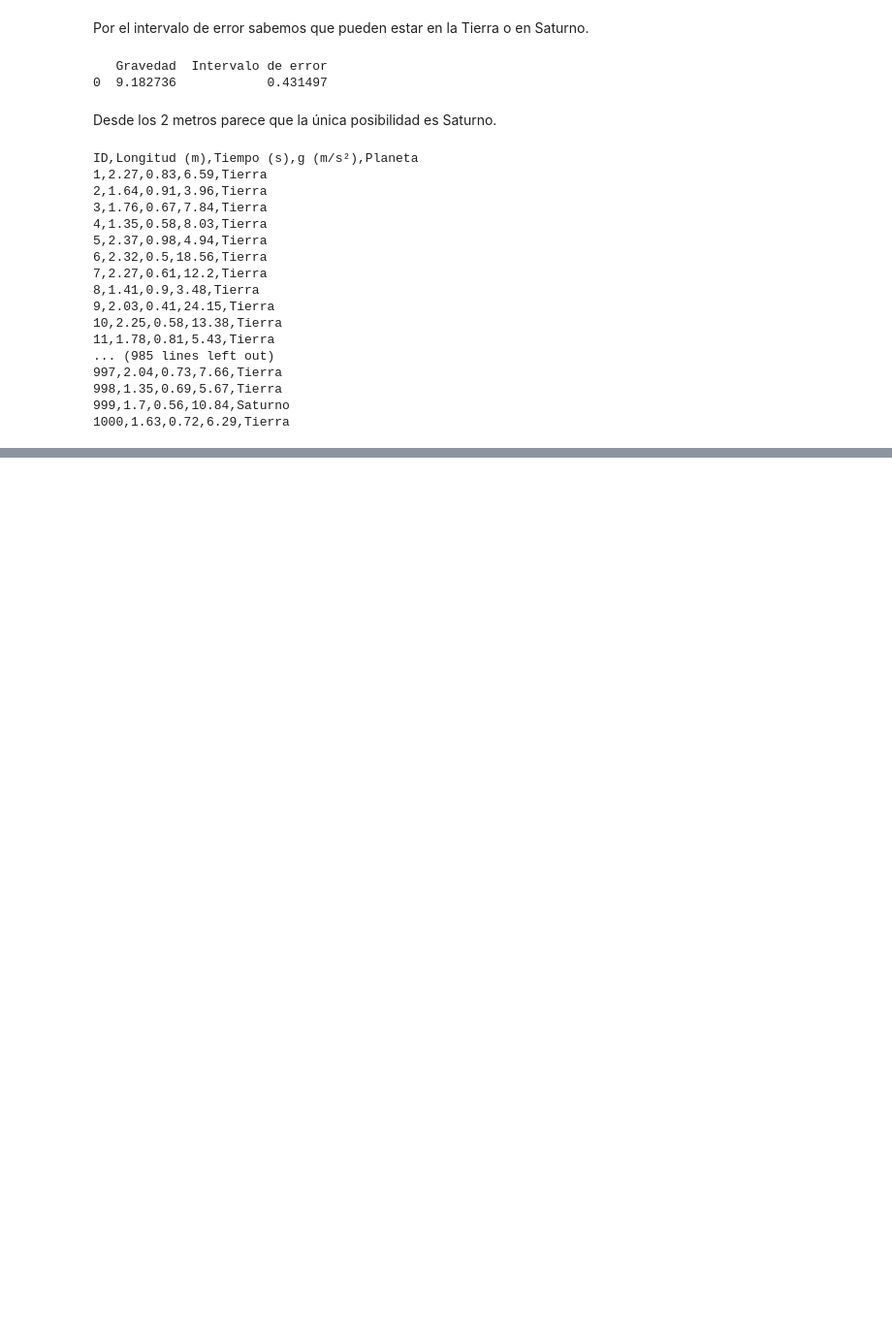
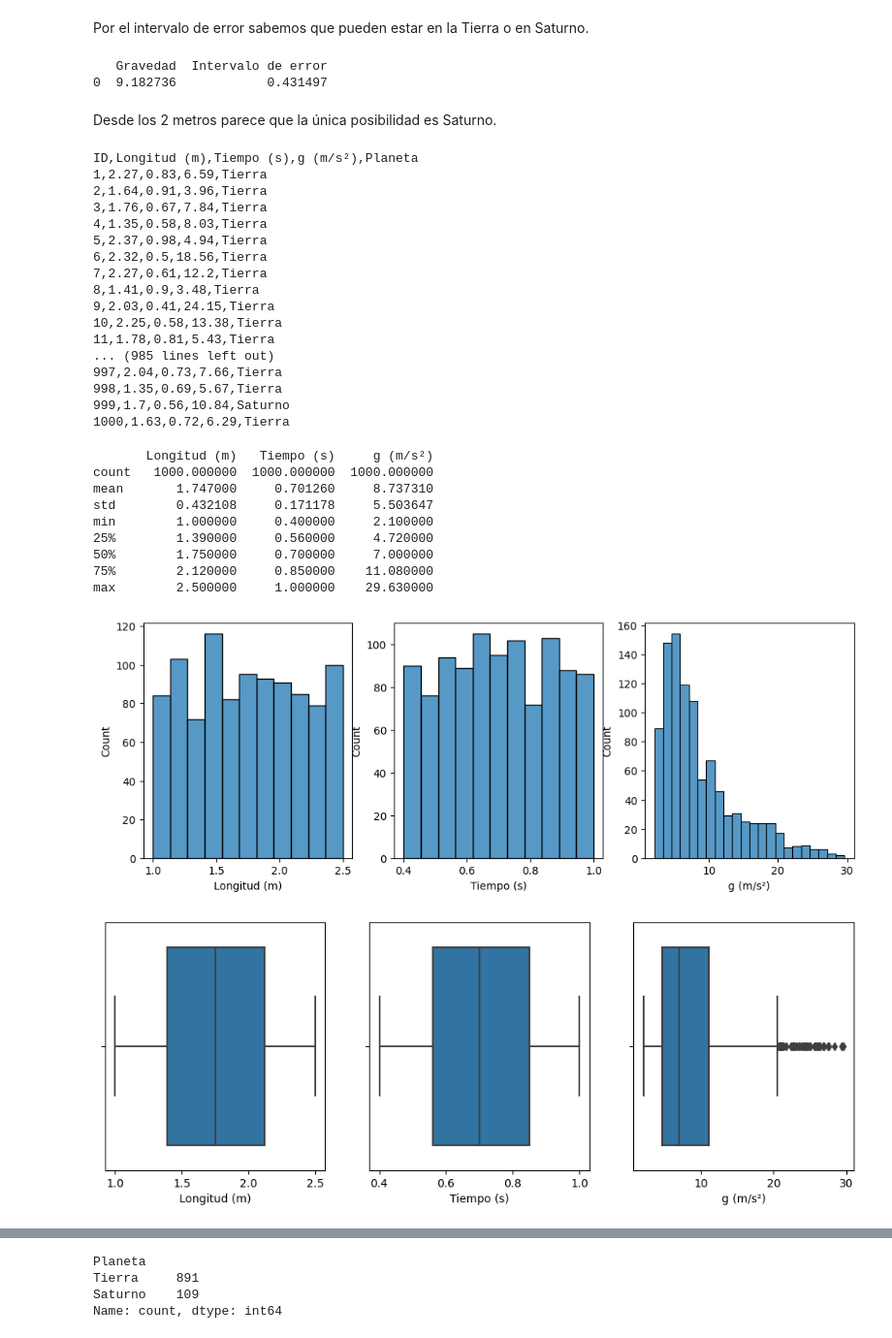
Before and after one commit to Jacobo24/Perdidos_en_el_espacio, a Jupyter notebook: Perdidos.ipynb, the cells around one changed output, grey strips where cells are left out. Shown: that part at 97% size. Saved outputs shown, nothing was run; the diff lists cells and outputs as text; code cells hidden in the pictures; blank space fills up the shorter version.

```diff
--- a/Perdidos.ipynb
+++ b/Perdidos.ipynb
@@ -100,3 +100,46 @@ ID,Longitud (m),Tiempo (s),g (m/s²),Planeta
 998,1.35,0.69,5.67,Tierra
 999,1.7,0.56,10.84,Saturno
 1000,1.63,0.72,6.29,Tierra
+# %%
+import pandas as pd
+import seaborn as sns
+import matplotlib.pyplot as plt
+
+df = pd.DataFrame(experimentos, columns=['ID', 'Longitud (m)', 'Tiempo (s)', 'g (m/s²)', 'Planeta'])
+
+print(df[['Longitud (m)', 'Tiempo (s)', 'g (m/s²)']].describe())
+
+fig, ax = plt.subplots(ncols=3, figsize=(12, 4))
+sns.histplot(data=df, x='Longitud (m)', ax=ax[0])
+sns.histplot(data=df, x='Tiempo (s)', ax=ax[1])
+sns.histplot(data=df, x='g (m/s²)', ax=ax[2])
+plt.show()
+
+fig, ax = plt.subplots(ncols=3, figsize=(12, 4))
+sns.boxplot(data=df, x='Longitud (m)', ax=ax[0])
+sns.boxplot(data=df, x='Tiempo (s)', ax=ax[1])
+sns.boxplot(data=df, x='g (m/s²)', ax=ax[2])
+plt.show()
+
+sns.countplot(data=df, x='Planeta')
+plt.show()
+
+print(df['Planeta'].value_counts())
+
+sns.scatterplot(data=df, x='Longitud (m)', y='g (m/s²)', hue='Planeta')
+plt.show()
+
+sns.boxplot(data=df, x='Planeta', y='g (m/s²)')
+plt.show()
+# %% [output]
+       Longitud (m)   Tiempo (s)     g (m/s²)
+count   1000.000000  1000.000000  1000.000000
+mean       1.747000     0.701260     8.737310
+std        0.432108     0.171178     5.503647
+min        1.000000     0.400000     2.100000
+25%        1.390000     0.560000     4.720000
+50%        1.750000     0.700000     7.000000
+75%        2.120000     0.850000    11.080000
+max        2.500000     1.000000    29.630000
+[figure, added]
+[figure, added]
@@ -102,0 +147,4 @@ ID,Longitud (m),Tiempo (s),g (m/s²),Planeta
+Planeta
+Tierra     891
+Saturno    109
+Name: count, dtype: int64
```
Also changed, not shown: parts of 1 cell of this notebook.
